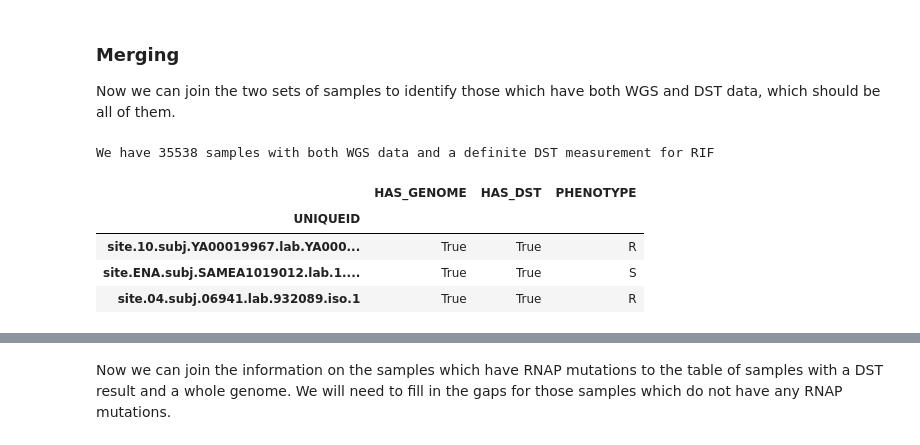
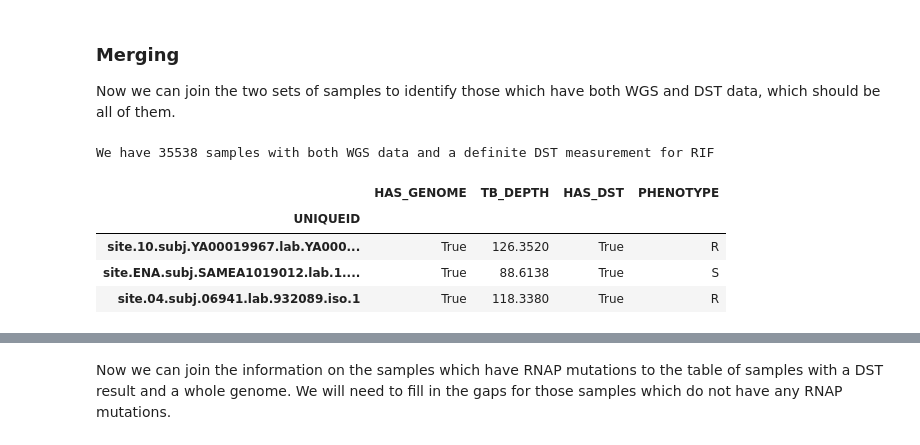
Before and after one commit to fowler-lab/tuberculosis-RNAP-subpopulations, a Jupyter notebook: analysis_refactored.ipynb, the cells around one changed output, grey strips where cells are left out. Saved outputs shown, nothing was run; the diff lists cells and outputs as text; code cells hidden in the pictures.

Commit message:
added read depth hist and rerun

```diff
--- a/analysis_refactored.ipynb
+++ b/analysis_refactored.ipynb
@@ -214,14 +216,14 @@ Removing samples where there is disagreement about the phenotype leaves 48031 sa
 
 Now we can join the two sets of samples to identify those which have both WGS and DST data, which should be all of them.
 # %%
-samples = genomes[['HAS_GENOME']].join(phenotypes[['HAS_DST','PHENOTYPE']], how='left')
+samples = genomes[['HAS_GENOME', 'TB_DEPTH']].join(phenotypes[['HAS_DST','PHENOTYPE']], how='left')
 samples.HAS_DST = samples.HAS_DST.fillna(False)
 print(f"We have {(samples.HAS_DST).sum()} samples with both WGS data and a definite DST measurement for RIF")
 samples[:3]
 # %% [output]
 We have 35538 samples with both WGS data and a definite DST measurement for RIF
-|  | HAS_GENOME | HAS_DST | PHENOTYPE |
-| UNIQUEID |  |  |  |
-| site.10.subj.YA00019967.lab.YA000... | True | True | R |
-| site.ENA.subj.SAMEA1019012.lab.1.... | True | True | S |
-| site.04.subj.06941.lab.932089.iso.1 | True | True | R |
+|  | HAS_GENOME | TB_DEPTH | HAS_DST | PHENOTYPE |
+| UNIQUEID |  |  |  |  |
+| site.10.subj.YA00019967.lab.YA000... | True | 126.3520 | True | R |
+| site.ENA.subj.SAMEA1019012.lab.1.... | True | 88.6138 | True | S |
+| site.04.subj.06941.lab.932089.iso.1 | True | 118.3380 | True | R |
```
Also changed, not shown: parts of 6 cells of this notebook, 12 other files.
